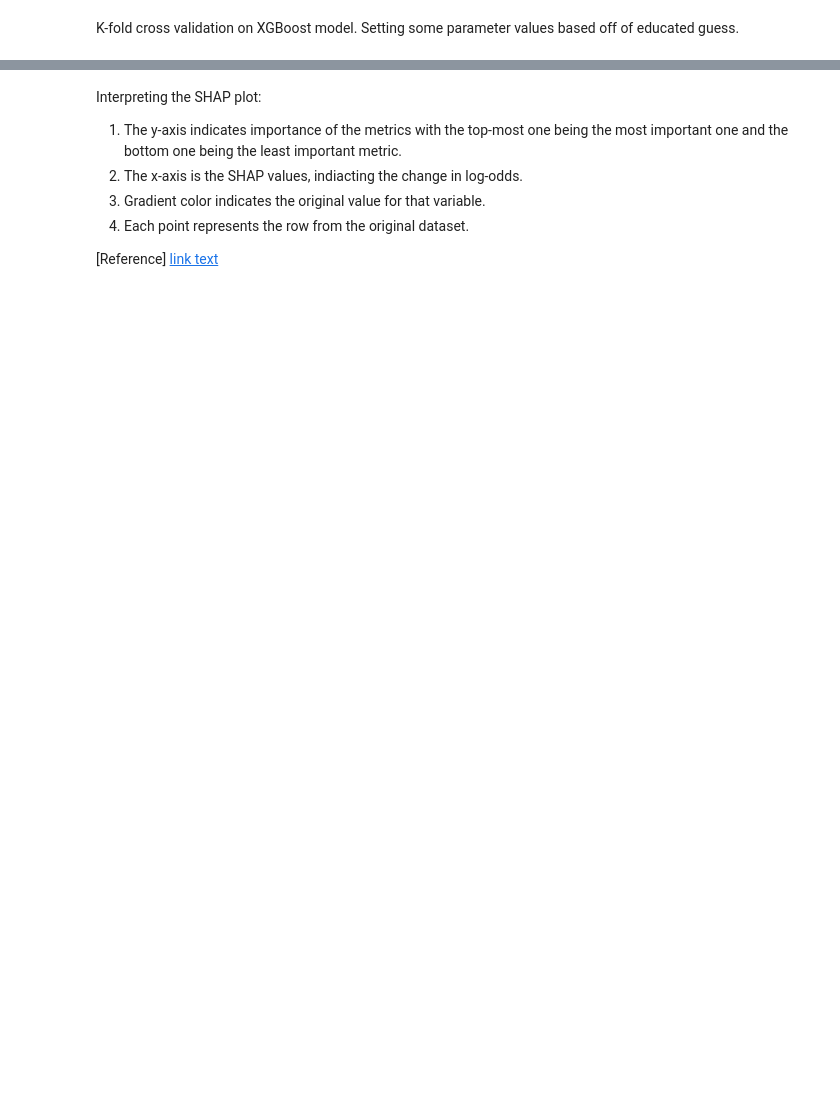
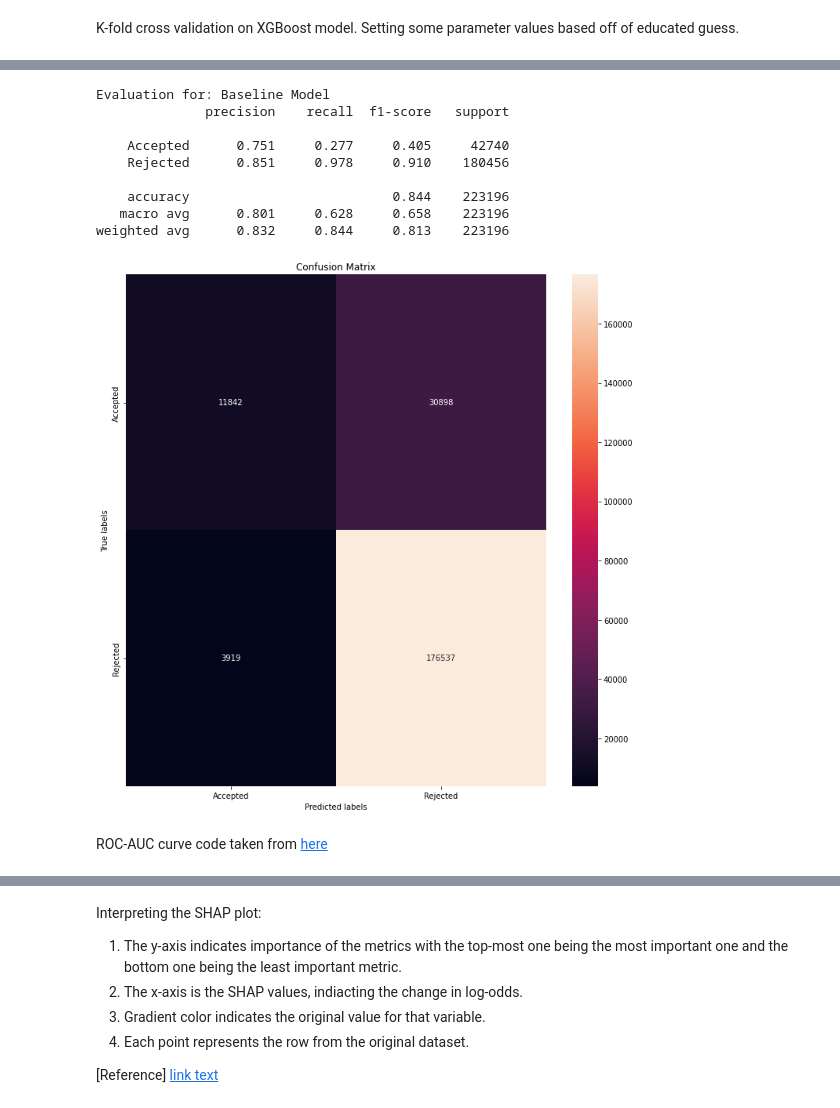
Before and after one commit to PrithaSarkar/Dissertation, a Jupyter notebook: Pull_request_Analysis.ipynb, the cells around one changed output, grey strips where cells are left out. Drawn from its saved outputs; the diff is of its cells as text; code cells hidden in the pictures; blank space fills up the shorter version.

```diff
--- a/Pull_request_Analysis.ipynb
+++ b/Pull_request_Analysis.ipynb
@@ -334,0 +321,39 @@ print(accuracy)
+# %%
+from sklearn.metrics import classification_report
+from sklearn.metrics import confusion_matrix
+from sklearn.metrics import precision_score
+from sklearn.metrics import recall_score
+from sklearn.metrics import accuracy_score
+from sklearn.metrics import fbeta_score
+
+def evaluation_summary(description, true_labels, predictions, target_classes):
+  print("Evaluation for: " + description)
+  target_names = target_classes
+  report = classification_report(true_labels, predictions,  digits=3, zero_division=0, target_names=target_names)
+  cm = confusion_matrix(true_labels, predictions)
+  plt.figure(figsize=(12,12))
+  ax= plt.subplot()
+  sns.heatmap(cm, annot=True, fmt='g', ax=ax)
+  # labels, title and ticks
+  ax.set_xlabel('Predicted labels')
+  ax.set_ylabel('True labels')
+  ax.set_title("Confusion Matrix")
+  ax.xaxis.set_ticklabels(target_names)
+  ax.yaxis.set_ticklabels(target_names)
+  return report
+# %%
+target_classes = ['Accepted', 'Rejected']
+print(evaluation_summary("Baseline Model", test_results, y_pred , target_classes))
+# %% [output]
+Evaluation for: Baseline Model
+              precision    recall  f1-score   support
+
+    Accepted      0.751     0.277     0.405     42740
+    Rejected      0.851     0.978     0.910    180456
+
+    accuracy                          0.844    223196
+   macro avg      0.801     0.628     0.658    223196
+weighted avg      0.832     0.844     0.813    223196
+[figure, added]
+# %% [markdown]
+ROC-AUC curve code taken from [here](https://www.kaggle.com/code/beletecheneke/xgboost-with-roc-curve-notebook-auprc-93)
```
Also changed, not shown: parts of 48 cells of this notebook.
